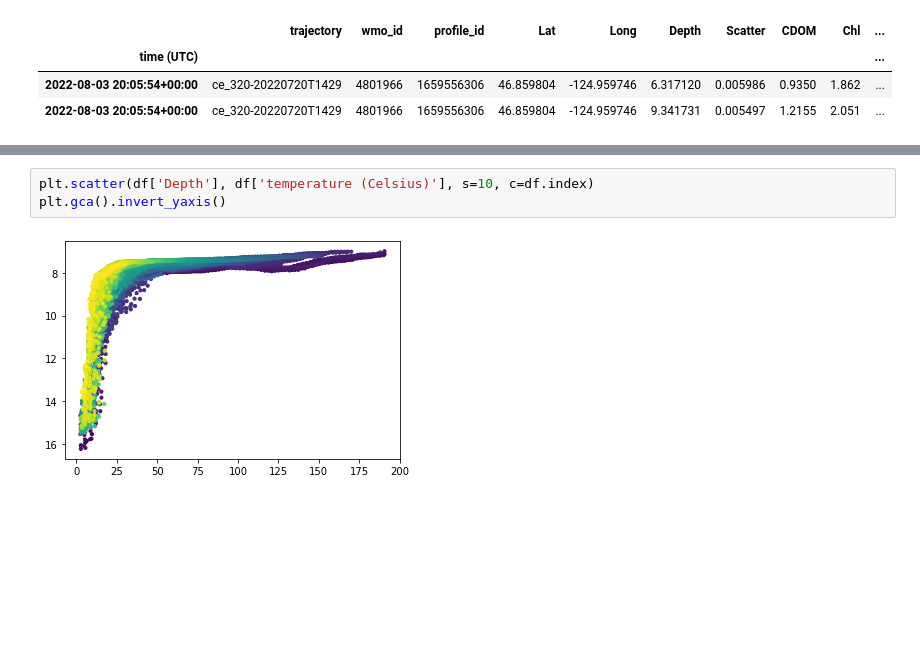
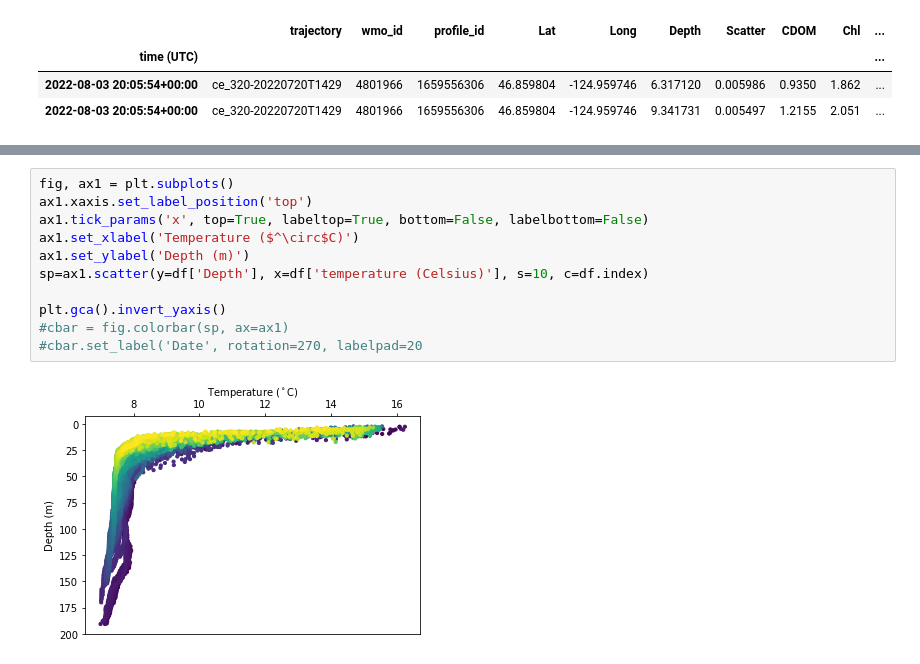
Before and after one commit to bdjameson/big-ocean-data, a Jupyter notebook: EOS582.ipynb, the cells around one changed output, grey strips where cells are left out. Saved outputs shown, nothing was run; the diff lists cells and outputs as text; blank space fills up the shorter version.

```diff
--- a/EOS582.ipynb
+++ b/EOS582.ipynb
@@ -109,5 +134,13 @@ plt.gca().invert_yaxis()
 # %%
-plt.scatter(df['Depth'], df['temperature (Celsius)'], s=10, c=df.index)
+fig, ax1 = plt.subplots()
+ax1.xaxis.set_label_position('top')
+ax1.tick_params('x', top=True, labeltop=True, bottom=False, labelbottom=False)
+ax1.set_xlabel('Temperature ($^\circ$C)')
+ax1.set_ylabel('Depth (m)')
+sp=ax1.scatter(y=df['Depth'], x=df['temperature (Celsius)'], s=10, c=df.index)
+
 plt.gca().invert_yaxis()
+#cbar = fig.colorbar(sp, ax=ax1)
+#cbar.set_label('Date', rotation=270, labelpad=20
 # %% [output]
-[figure, old version]
+[figure, new version]
```
Also changed, not shown: parts of 6 cells of this notebook.
